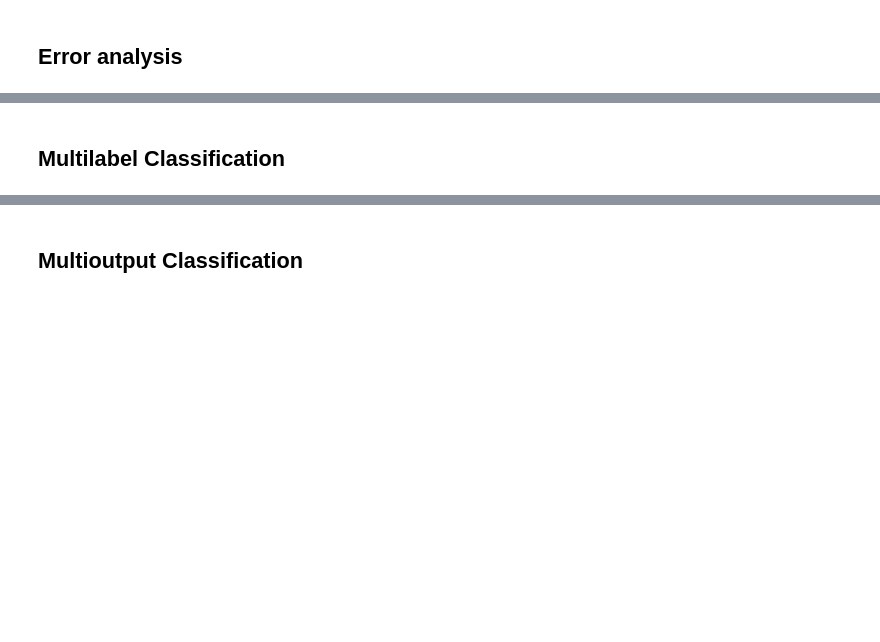
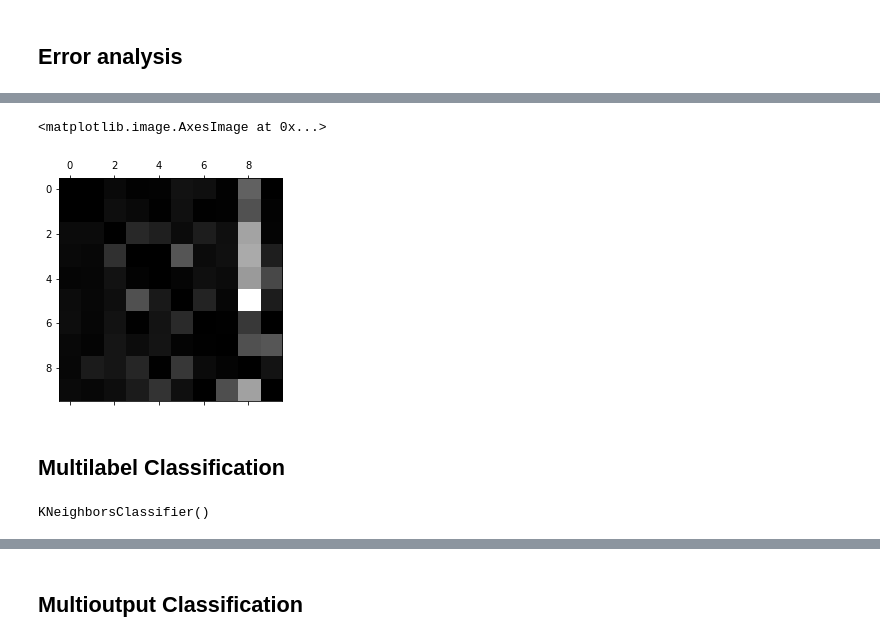
Before and after one commit to alextanhongpin/hands-on-machine-learning-with-scikit-learn, a Jupyter notebook: 03-classification.ipynb, the cells around one changed output, grey strips where cells are left out. Cells and saved outputs as stored; diff of their text form; code cells hidden in the pictures; blank space fills up the shorter version.

```diff
--- a/03-classification.ipynb
+++ b/03-classification.ipynb
@@ -314,6 +328,6 @@ cross_val_score(sgd_clf, X_train_scaled, y_train, cv=3, scoring="accuracy")
 # %%
 %%time
 
-y_train_pred = cross_val_pred(sgd_clf, X_train_scaled, y_train, cv=3)
+y_train_pred = cross_val_predict(sgd_clf, X_train_scaled, y_train, cv=3)
 conf_mx = confusion_matrix(y_train, y_train_pred)
 conf_mx
@@ -322,19 +352,24 @@ plt.matshow(conf_mx, cmap=plt.cm.gray)
 # %%
 rows_sum = conf_mx.sum(axis=1, keepdims=True)
-norm_conf_mx = conf_mx / row_sums
+norm_conf_mx = conf_mx / rows_sum
 
 np.fill_diagonal(norm_conf_mx, 0)
 plt.matshow(norm_conf_mx, cmap=plt.cm.gray)
+# %% [output]
+<matplotlib.image.AxesImage at 0x...>
+[figure, added]
 # %% [markdown]
 ## Multilabel Classification
 # %%
-from sklearn.neigbors import KNeighboursClassifier
+from sklearn.neighbors import KNeighborsClassifier
 
 y_train_large = (y_train >= 7)
 y_train_odd = (y_train % 2 == 1)
 y_multilabel = np.c_[y_train_large, y_train_odd]
 
 knn_clf = KNeighborsClassifier()
-knn_clf.fit(X_train, y_multilabel)
+knn_clf.fit(X_train.values, y_multilabel)
+# %% [output]
+KNeighborsClassifier()
 # %%
 knn_clf.predict([some_digit])
```
Also changed, not shown: parts of 13 cells of this notebook.
